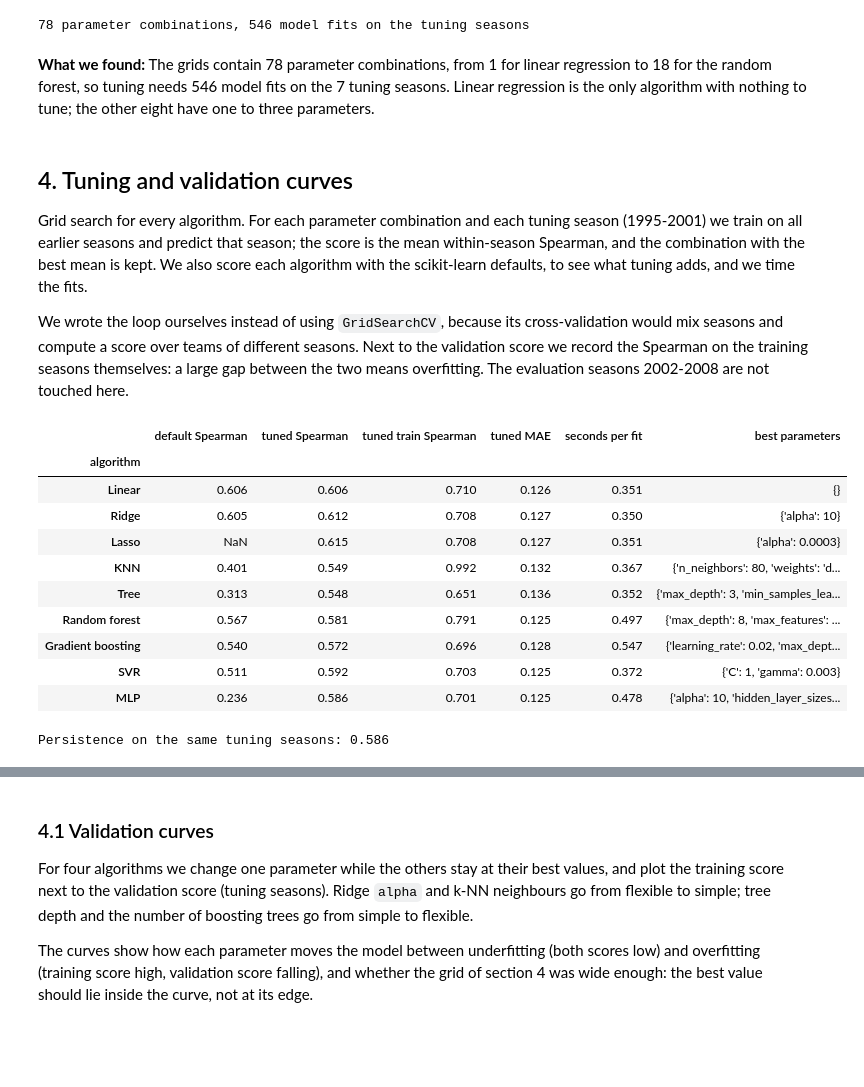
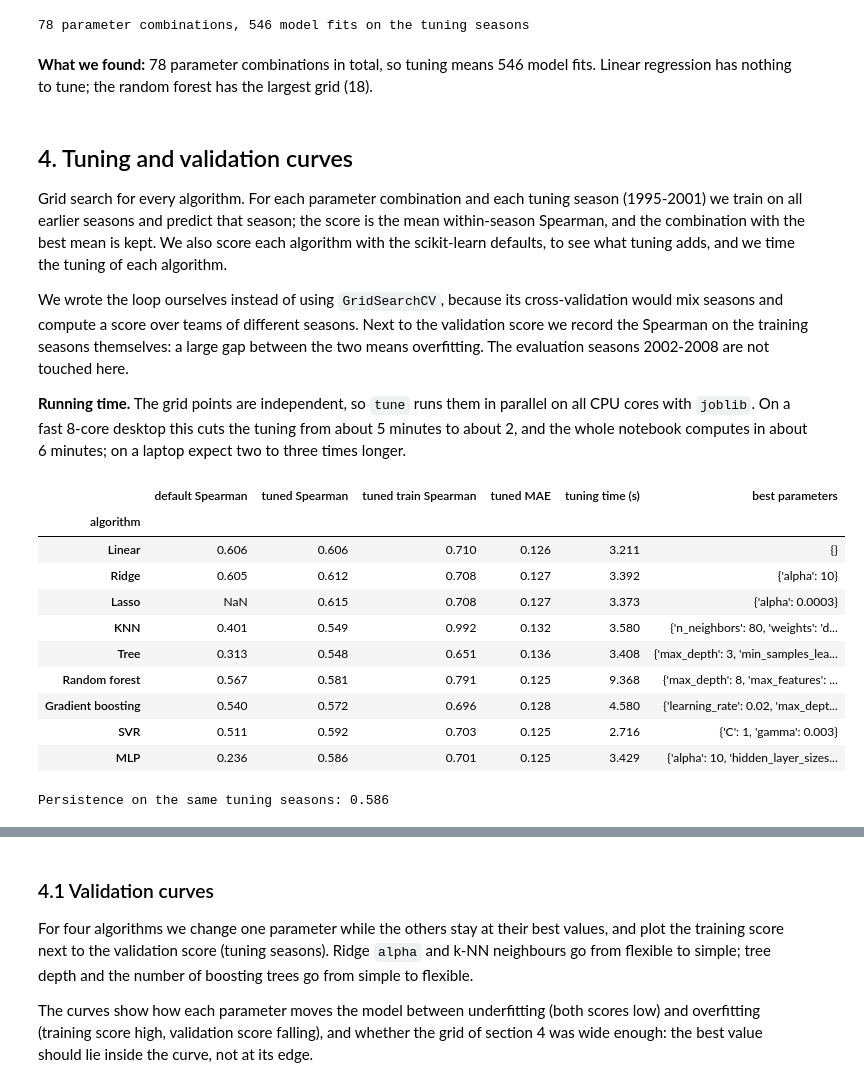
Before and after one commit to AmirMasnavi/hockey-season-prediction, a Jupyter notebook: notebooks/2_regression.ipynb, the cells around one changed output, grey strips where cells are left out. Saved outputs shown, nothing was run; the diff lists cells and outputs as text; code cells hidden in the pictures; blank space fills up the shorter version.

```diff
--- a/notebooks/2_regression.ipynb
+++ b/notebooks/2_regression.ipynb
@@ -237,13 +238,15 @@ print(f"{n_points} parameter combinations, {n_points * len(TUNE)} model fits on
 | MLP | hidden_layer_sizes, alpha | 4 |
 78 parameter combinations, 546 model fits on the tuning seasons
 # %% [markdown]
-**What we found:** The grids contain 78 parameter combinations, from 1 for linear regression to 18 for the random forest, so tuning needs 546 model fits on the 7 tuning seasons. Linear regression is the only algorithm with nothing to tune; the other eight have one to three parameters.
+**What we found:** 78 parameter combinations in total, so tuning means 546 model fits. Linear regression has nothing to tune; the random forest has the largest grid (18).
 # %% [markdown]
 ## 4. Tuning and validation curves
 
-Grid search for every algorithm. For each parameter combination and each tuning season (1995-2001) we train on all earlier seasons and predict that season; the score is the mean within-season Spearman, and the combination with the best mean is kept. We also score each algorithm with the scikit-learn defaults, to see what tuning adds, and we time the fits.
+Grid search for every algorithm. For each parameter combination and each tuning season (1995-2001) we train on all earlier seasons and predict that season; the score is the mean within-season Spearman, and the combination with the best mean is kept. We also score each algorithm with the scikit-learn defaults, to see what tuning adds, and we time the tuning of each algorithm.
 
 We wrote the loop ourselves instead of using `GridSearchCV`, because its cross-validation would mix seasons and compute a score over teams of different seasons. Next to the validation score we record the Spearman on the training seasons themselves: a large gap between the two means overfitting. The evaluation seasons 2002-2008 are not touched here.
+
+**Running time.** The grid points are independent, so `tune` runs them in parallel on all CPU cores with `joblib`. On a fast 8-core desktop this cuts the tuning from about 5 minutes to about 2, and the whole notebook computes in about 6 minutes; on a laptop expect two to three times longer.
 # %%
 def fit_predict(model, season, target='target_ppg', first_year=1967):
     # Train on the seasons first_year .. season-1, predict `season`
@@ -272,46 +275,48 @@ def evaluate(model, seasons, target='target_ppg'):
     scores, preds = [], []
     for season in seasons:
         s, p = fit_predict(model, season, target)
         scores.append(s)
         preds.append(p)
     return pd.DataFrame(scores).set_index('season'), pd.concat(preds)
 
 
 def tune(name, target='target_ppg'):
-    # Grid search on the tuning seasons, best mean Spearman first
+    # Grid search on the tuning seasons, best mean Spearman first.
+    # The grid points do not depend on each other, so we evaluate them in parallel on all CPU cores.
     _, grid = ALGORITHMS[name]
+    grid = list(ParameterGrid(grid))
+    results = Parallel(n_jobs=-1)(delayed(evaluate)(build(name, params), TUNE, target) for params in grid)
     rows = []
-    for params in ParameterGrid(grid):
-        scores, _ = evaluate(build(name, params), TUNE, target)
+    for params, (scores, _) in zip(grid, results):
         rows.append({'params': params, 'tune_spearman': scores['spearman'].mean(),
                      'train_spearman': scores['train_spearman'].mean(), 'tune_mae': scores['mae'].mean()})
     return pd.DataFrame(rows).sort_values('tune_spearman', ascending=False).reset_index(drop=True)
 
 
 best_params, rows = {}, []
 for name in ALGORITHMS:
     start = time.time()
     result = tune(name)
     seconds = time.time() - start
     best_params[name] = result.loc[0, 'params']
     default_scores, _ = evaluate(build(name), TUNE)
     rows.append({'algorithm': name, 'default Spearman': default_scores['spearman'].mean(),
                  'tuned Spearman': result.loc[0, 'tune_spearman'], 'tuned train Spearman': result.loc[0, 'train_spearman'],
-                 'tuned MAE': result.loc[0, 'tune_mae'], 'seconds per fit': seconds / (len(result) * len(TUNE)),
+                 'tuned MAE': result.loc[0, 'tune_mae'], 'tuning time (s)': seconds,
                  'best parameters': best_params[name]})
 tuning = pd.DataFrame(rows).set_index('algorithm')
 display(tuning.round(3))
 print(f"Persistence on the same tuning seasons: {persistence_tune:.3f}")
 # %% [output]
-|  | default Spearman | tuned Spearman | tuned train Spearman | tuned MAE | seconds per fit | best parameters |
+|  | default Spearman | tuned Spearman | tuned train Spearman | tuned MAE | tuning time (s) | best parameters |
 | algorithm |  |  |  |  |  |  |
-| Linear | 0.606 | 0.606 | 0.710 | 0.126 | 0.351 | {} |
-| Ridge | 0.605 | 0.612 | 0.708 | 0.127 | 0.350 | {'alpha': 10} |
-| Lasso | NaN | 0.615 | 0.708 | 0.127 | 0.351 | {'alpha': 0.0003} |
-| KNN | 0.401 | 0.549 | 0.992 | 0.132 | 0.367 | {'n_neighbors': 80, 'weights': 'd... |
-| Tree | 0.313 | 0.548 | 0.651 | 0.136 | 0.352 | {'max_depth': 3, 'min_samples_lea... |
-| Random forest | 0.567 | 0.581 | 0.791 | 0.125 | 0.497 | {'max_depth': 8, 'max_features': ... |
-| Gradient boosting | 0.540 | 0.572 | 0.696 | 0.128 | 0.547 | {'learning_rate': 0.02, 'max_dept... |
-| SVR | 0.511 | 0.592 | 0.703 | 0.125 | 0.372 | {'C': 1, 'gamma': 0.003} |
-| MLP | 0.236 | 0.586 | 0.701 | 0.125 | 0.478 | {'alpha': 10, 'hidden_layer_sizes... |
+| Linear | 0.606 | 0.606 | 0.710 | 0.126 | 3.211 | {} |
+| Ridge | 0.605 | 0.612 | 0.708 | 0.127 | 3.392 | {'alpha': 10} |
+| Lasso | NaN | 0.615 | 0.708 | 0.127 | 3.373 | {'alpha': 0.0003} |
+| KNN | 0.401 | 0.549 | 0.992 | 0.132 | 3.580 | {'n_neighbors': 80, 'weights': 'd... |
+| Tree | 0.313 | 0.548 | 0.651 | 0.136 | 3.408 | {'max_depth': 3, 'min_samples_lea... |
+| Random forest | 0.567 | 0.581 | 0.791 | 0.125 | 9.368 | {'max_depth': 8, 'max_features': ... |
+| Gradient boosting | 0.540 | 0.572 | 0.696 | 0.128 | 4.580 | {'learning_rate': 0.02, 'max_dept... |
+| SVR | 0.511 | 0.592 | 0.703 | 0.125 | 2.716 | {'C': 1, 'gamma': 0.003} |
+| MLP | 0.236 | 0.586 | 0.701 | 0.125 | 3.429 | {'alpha': 10, 'hidden_layer_sizes... |
 Persistence on the same tuning seasons: 0.586
```
Also changed, not shown: parts of 43 cells of this notebook, 1 other file.
